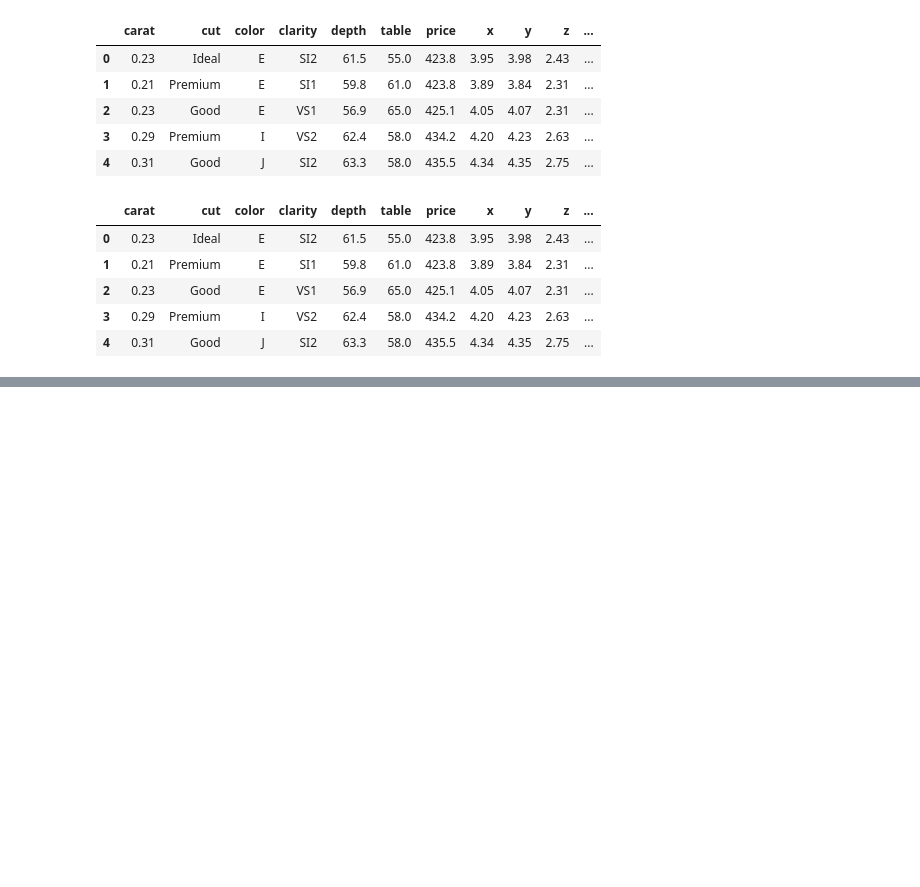
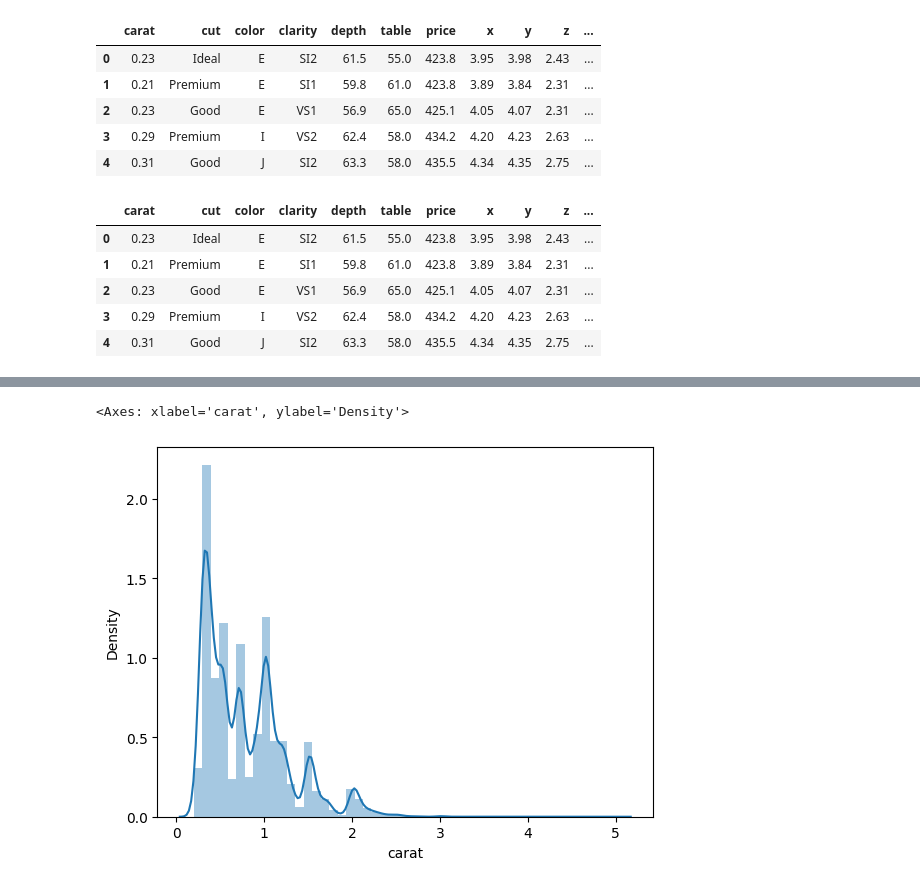
Before and after one commit to xiu-shi/DA_L7, a Jupyter notebook: L7_term2/wk2_visualization.ipynb, the cells around one changed output, grey strips where cells are left out. Drawn from its saved outputs; the diff is of its cells as text; code cells hidden in the pictures; blank space fills up the shorter version.

```diff
--- a/L7_term2/wk2_visualization.ipynb
+++ b/L7_term2/wk2_visualization.ipynb
@@ -150,0 +166,7 @@ dataset.to_csv("wk_2_dimonds_modified_in_class.csv", index = False)
+# %%
+# seaborn
+import seaborn as sns
+sns.distplot(dataset.carat)
+# %% [output]
+<Axes: xlabel='carat', ylabel='Density'>
+[figure, added]
```
Also changed, not shown: parts of 7 cells of this notebook.
